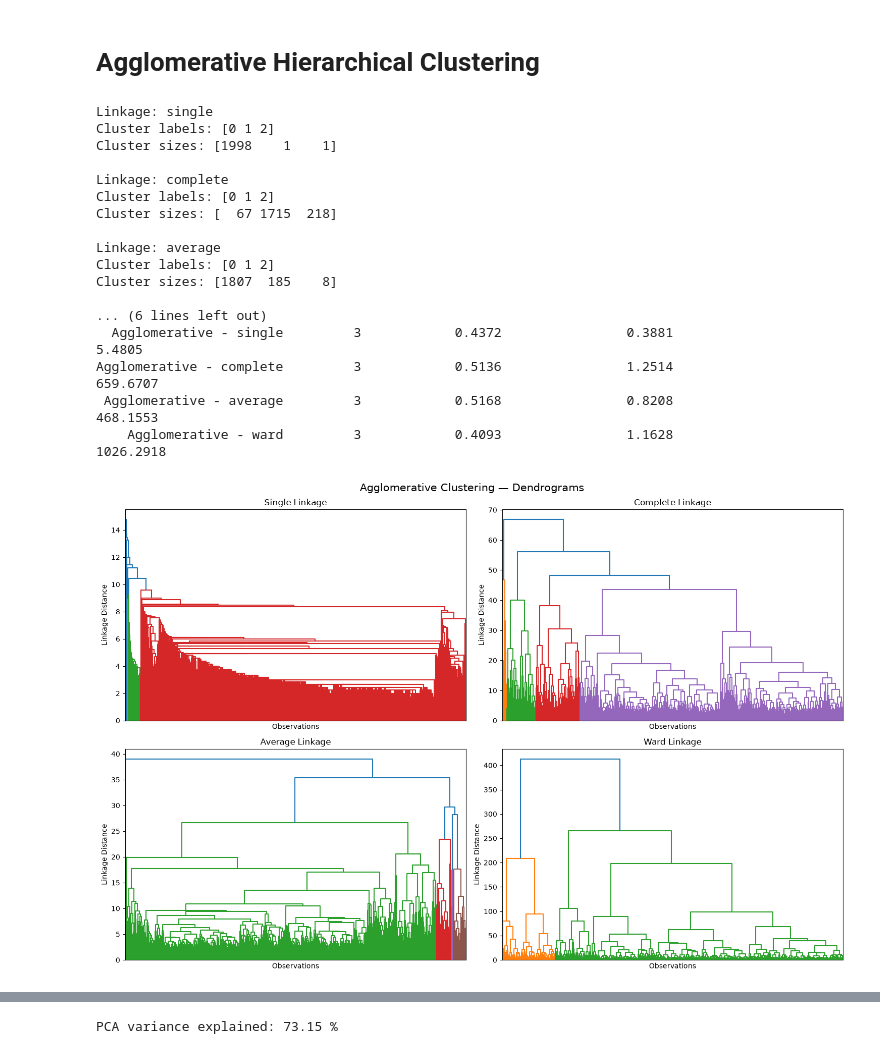
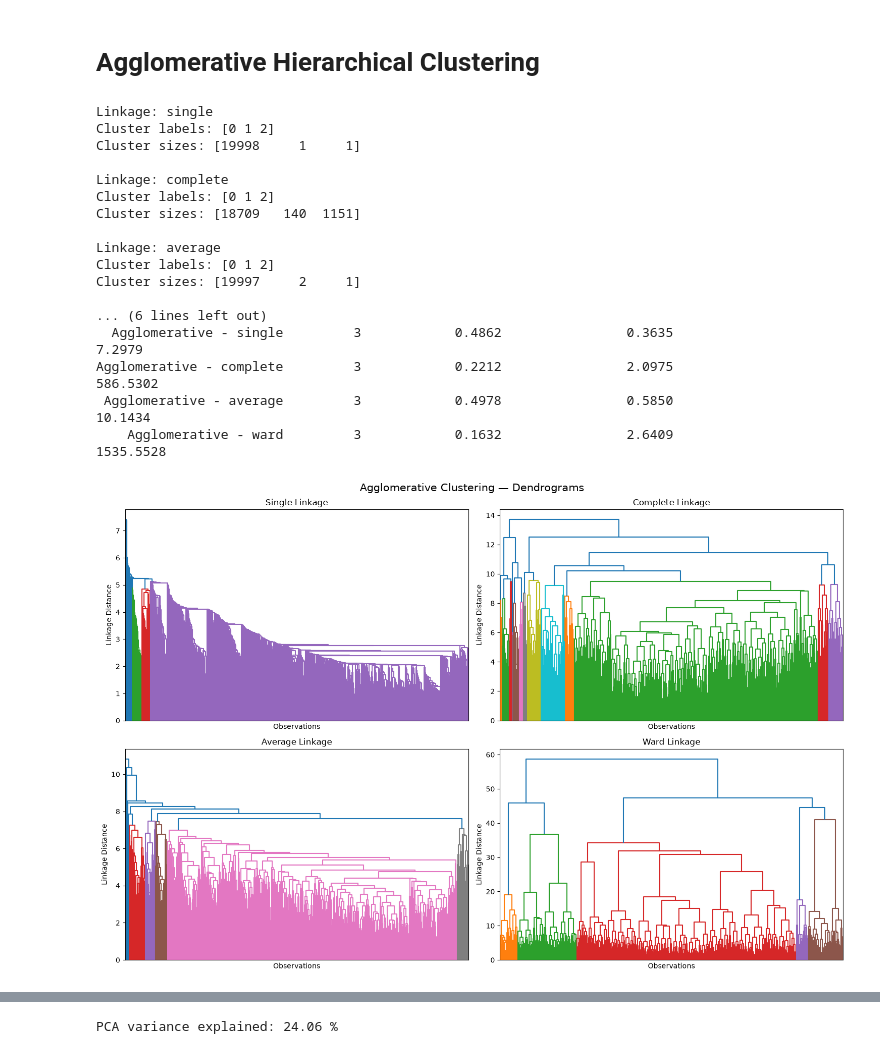
Before and after one commit to kartik815/ML-Classification-Regression-Clustering-Case-Study, a Jupyter notebook: notebooks/clustering.ipynb, the cells around one changed output, grey strips where cells are left out. Drawn from its saved outputs; the diff is of its cells as text; code cells hidden in the pictures.

Commit message:
Clustering complete

```diff
--- a/notebooks/clustering.ipynb
+++ b/notebooks/clustering.ipynb
@@ -497,7 +657,7 @@ if not np.isfinite(X_array).all():
     raise ValueError("Clean missing and infinite values in X first.")
 
 rng = np.random.default_rng(42)
-sample_size = min(2000, len(X_array))
+sample_size = min(20000, len(X_array))
 sample_idx = np.sort(
     rng.choice(len(X_array), sample_size, replace=False)
 )
@@ -634,38 +794,38 @@ print(
 # ==========================================
 fig, axes = plt.subplots(2, 2, figsize=(12, 8))
 axes = axes.ravel()
 
 for ax, method in zip(axes, linkage_methods):
     cluster_ids, counts = np.unique(
         agg_labels[method], return_counts=True
     )
 
     ax.bar(cluster_ids, counts)
     ax.set_title(f"{method.capitalize()} Linkage")
     ax.set_xlabel("Cluster")
     ax.set_ylabel("Observations")
     ax.set_xticks(cluster_ids)
     ax.grid(axis="y", alpha=0.3)
 
 fig.suptitle("Agglomerative Cluster Sizes", fontsize=15)
 plt.tight_layout()
 plt.show()
 # %% [output]
 Linkage: single
 Cluster labels: [0 1 2]
-Cluster sizes: [1998    1    1]
+Cluster sizes: [19998     1     1]
 
 Linkage: complete
 Cluster labels: [0 1 2]
-Cluster sizes: [  67 1715  218]
+Cluster sizes: [18709   140  1151]
 
 Linkage: average
 Cluster labels: [0 1 2]
-Cluster sizes: [1807  185    8]
+Cluster sizes: [19997     2     1]
 
 ... (6 lines left out)
-  Agglomerative - single         3            0.4372                0.3881                   5.4805
-Agglomerative - complete         3            0.5136                1.2514                 659.6707
- Agglomerative - average         3            0.5168                0.8208                 468.1553
-    Agglomerative - ward         3            0.4093                1.1628                1026.2918
+  Agglomerative - single         3            0.4862                0.3635                   7.2979
+Agglomerative - complete         3            0.2212                2.0975                 586.5302
+ Agglomerative - average         3            0.4978                0.5850                  10.1434
+    Agglomerative - ward         3            0.1632                2.6409                1535.5528
-[figure, old version]
+[figure, new version]
@@ -673 +833 @@ Agglomerative - complete         3            0.5136                1.2514
-PCA variance explained: 73.15 %
+PCA variance explained: 24.06 %
```
Also changed, not shown: parts of 8 cells of this notebook.
